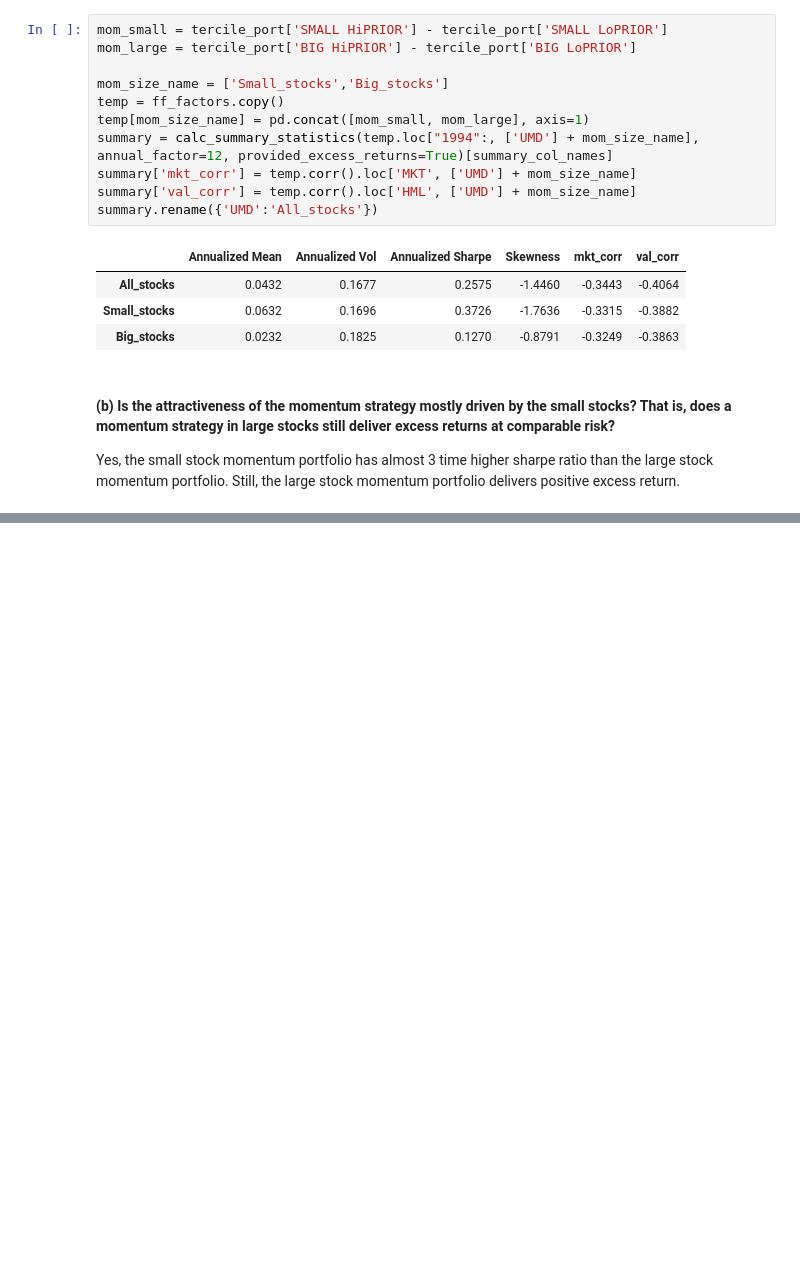
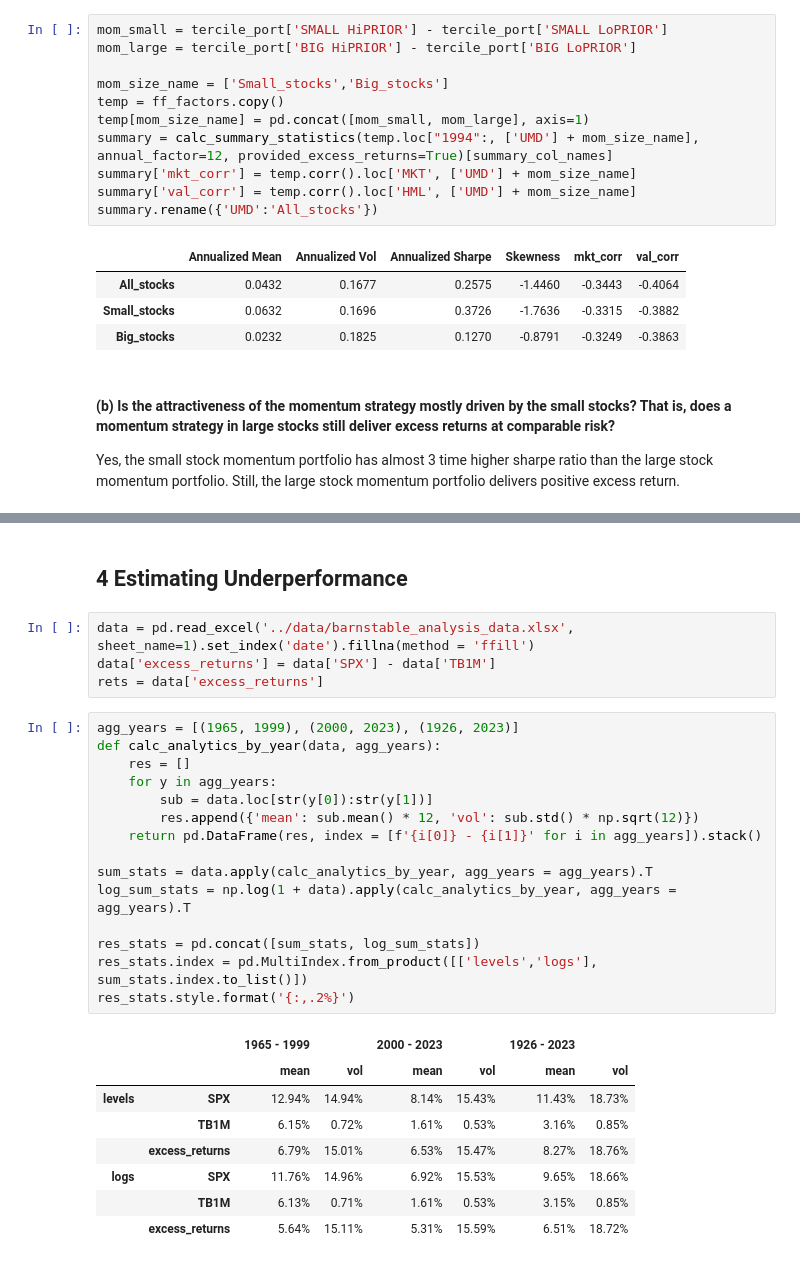
Before and after one commit to MarkHendricks/finm-portfolio-2024, a Jupyter notebook: homework/Solution Homework 6.ipynb, the cells around one changed output, grey strips where cells are left out. Cells and saved outputs as stored; diff of their text form; blank space fills up the shorter version.

```diff
--- a/homework/Solution Homework 6.ipynb
+++ b/homework/Solution Homework 6.ipynb
@@ -366,3 +366,33 @@ The trust is some concoction dreamed up by a banker to collect fees, and is a te
 For readers of Money Stuff, the second proposal is something like:
 
 ![image](etf_cap.png)
+# %% [markdown]
+## 4 Estimating Underperformance
+# %%
+data = pd.read_excel('../data/barnstable_analysis_data.xlsx', sheet_name=1).set_index('date').fillna(method = 'ffill')
+data['excess_returns'] = data['SPX'] - data['TB1M']
+rets = data['excess_returns']
+# %%
+agg_years = [(1965, 1999), (2000, 2023), (1926, 2023)]
+def calc_analytics_by_year(data, agg_years):
+    res = []
+    for y in agg_years:
+        sub = data.loc[str(y[0]):str(y[1])]
+        res.append({'mean': sub.mean() * 12, 'vol': sub.std() * np.sqrt(12)})
+    return pd.DataFrame(res, index = [f'{i[0]} - {i[1]}' for i in agg_years]).stack()
+
+sum_stats = data.apply(calc_analytics_by_year, agg_years = agg_years).T
+log_sum_stats = np.log(1 + data).apply(calc_analytics_by_year, agg_years = agg_years).T
+
+res_stats = pd.concat([sum_stats, log_sum_stats])
+res_stats.index = pd.MultiIndex.from_product([['levels','logs'], sum_stats.index.to_list()])
+res_stats.style.format('{:,.2%}')
+# %% [output]
+|  |  | 1965 - 1999 |  | 2000 - 2023 |  | 1926 - 2023 |  |
+|  |  | mean | vol | mean | vol | mean | vol |
+| levels | SPX | 12.94% | 14.94% | 8.14% | 15.43% | 11.43% | 18.73% |
+|  | TB1M | 6.15% | 0.72% | 1.61% | 0.53% | 3.16% | 0.85% |
+|  | excess_returns | 6.79% | 15.01% | 6.53% | 15.47% | 8.27% | 18.76% |
+| logs | SPX | 11.76% | 14.96% | 6.92% | 15.53% | 9.65% | 18.66% |
+|  | TB1M | 6.13% | 0.71% | 1.61% | 0.53% | 3.15% | 0.85% |
+|  | excess_returns | 5.64% | 15.11% | 5.31% | 15.59% | 6.51% | 18.72% |
```
Also changed, not shown: parts of 6 cells of this notebook.
